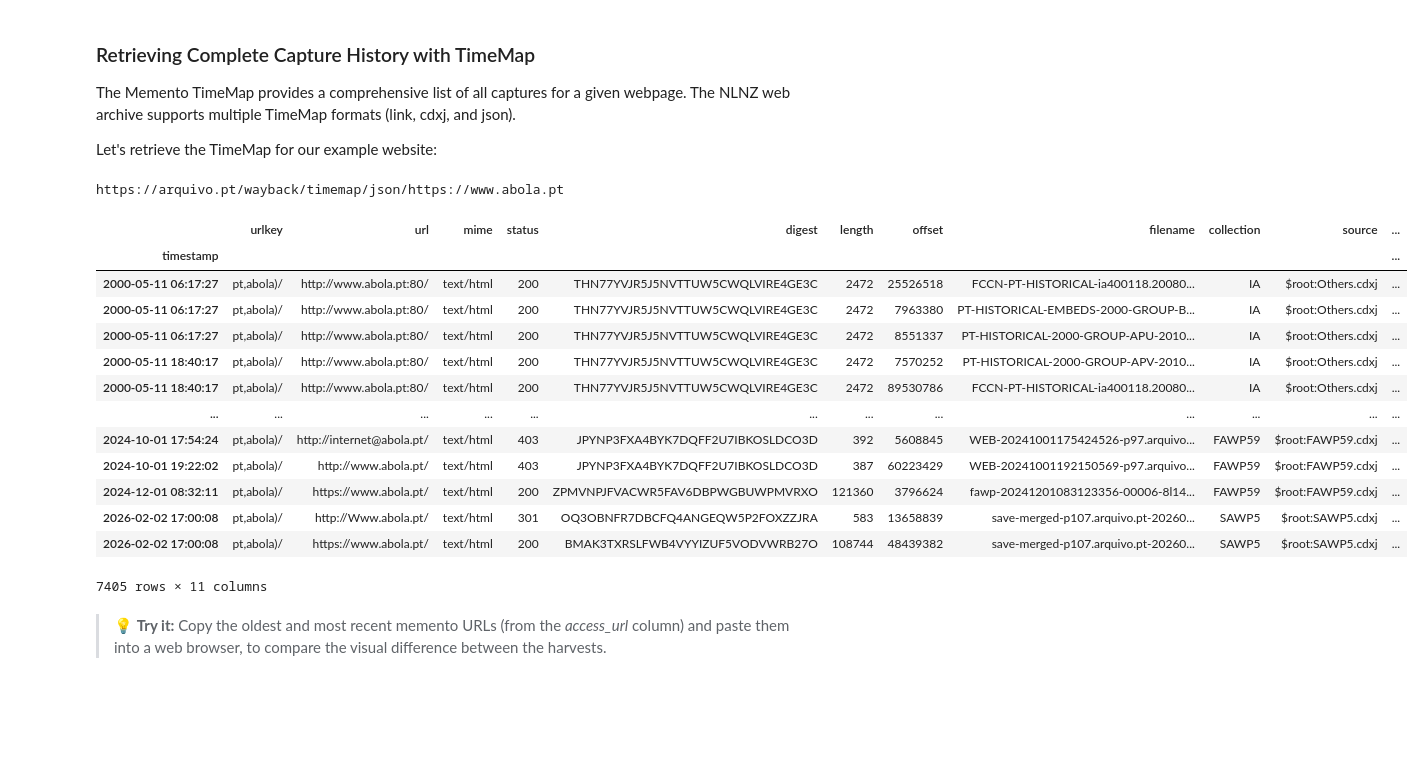
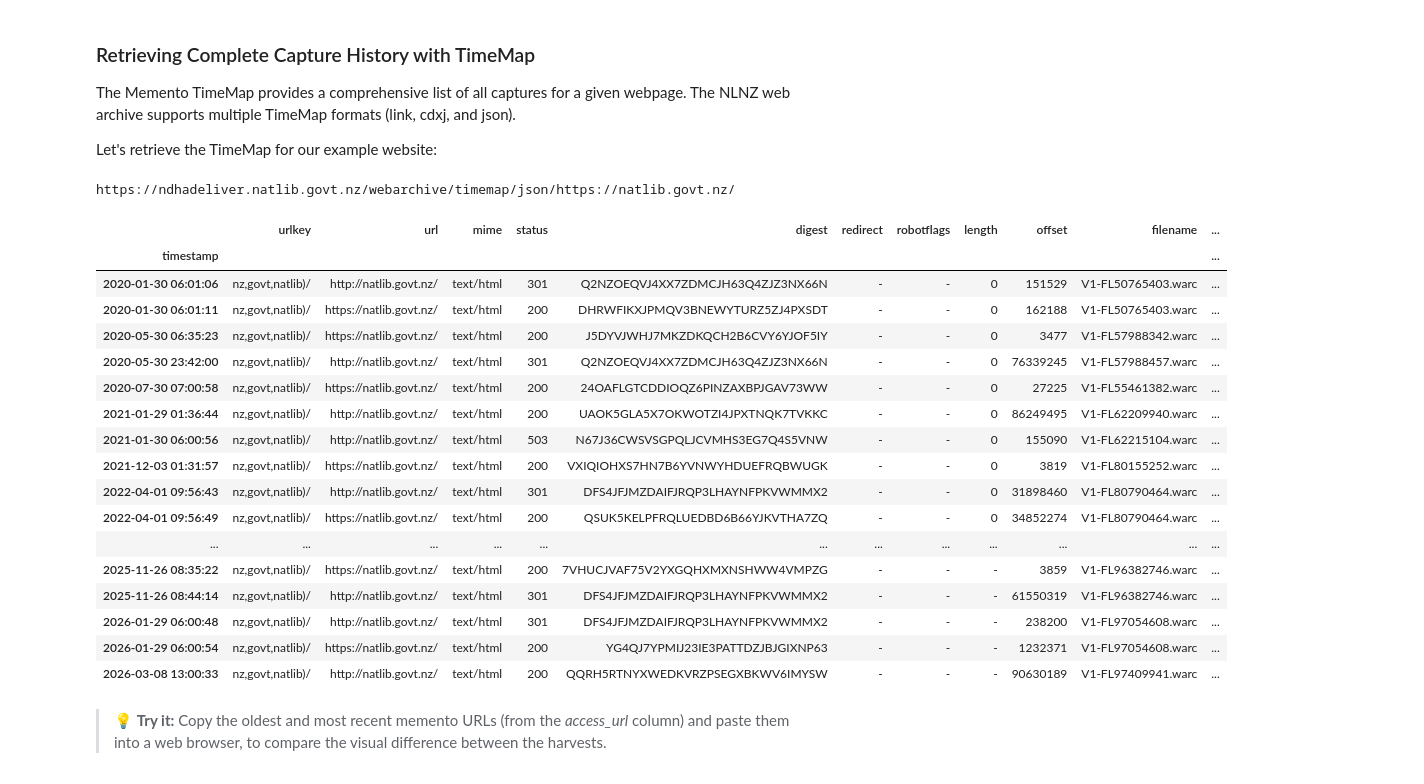
Before and after one commit to NLNZDigitalPreservation/wa-nlnz-toolkit, a Jupyter notebook: notebook/IIPC2026WAC/exp-01_WebArchive_Access_Fundamentals.ipynb, the cells around one changed output. Drawn from its saved outputs; the diff is of its cells as text; code cells hidden in the pictures; blank space fills up the shorter version.

Commit message:
Updated exp-01 notebook for IIPC2026WAC, modifying lesson objectives, tidying and adding examples from other web archives.

```diff
--- a/notebook/IIPC2026WAC/exp-01_WebArchive_Access_Fundamentals.ipynb
+++ b/notebook/IIPC2026WAC/exp-01_WebArchive_Access_Fundamentals.ipynb
@@ -52,7 +52,7 @@ from bs4 import BeautifulSoup
 By default this notebook is configured to query the New Zealand Web Archive. To override this configuration, set the following variables:
 # %%
 # New Zealand Web Archive
-# want.set_memento_url("https://ndhadeliver.natlib.govt.nz/webarchive")
+want.set_memento_url("https://ndhadeliver.natlib.govt.nz/webarchive")
 
 # Norwegian Web Archive
 # want.set_memento_url("https://nettarkivet.nb.no/search")
@@ -61,7 +61,7 @@ By default this notebook is configured to query the New Zealand Web Archive. To
 # want.set_memento_url("https://web.archive.org.au/awa")
 
 # Arquivo.pt
-want.set_memento_url("https://arquivo.pt/wayback")
+# want.set_memento_url("https://arquivo.pt/wayback")
 # %% [markdown]
 ## 1. Querying Web Archives with the Memento Protocol
 
@@ -193,28 +188,40 @@ The Memento TimeMap provides a comprehensive list of all captures for a given we
 Let's retrieve the TimeMap for our example website:
 # %%
 # Get the TimeMap for the National Library website
-# webpage = "http://www.met.no"
-# webpage = "https://natlib.govt.nz/"
+
+# New Zealand Web Archive
+webpage = "www.natlib.govt.nz"
+
+# Norwegian Web Archive
+# webpage = "www.met.no"
+
+# Australian Web Archive
 # webpage = "cobb.qm.qld.gov.au/"
-# webpage = "https://www.bbc.co.uk"
-webpage = "https://www.abola.pt"
+
+# Arquivo.pt
+# webpage = "https://www.abola.pt"
+
 want.get_timemap(webpage)
 # %% [output]
-https://arquivo.pt/wayback/timemap/json/https://www.abola.pt
+https://ndhadeliver.natlib.govt.nz/webarchive/timemap/json/https://natlib.govt.nz/
-|  | urlkey | url | mime | status | digest | length | offset | filename | collection | source | ... |
+|  | urlkey | url | mime | status | digest | redirect | robotflags | length | offset | filename | ... |
 | timestamp |  |  |  |  |  |  |  |  |  |  | ... |
-| 2000-05-11 06:17:27 | pt,abola)/ | http://www.abola.pt:80/ | text/html | 200 | THN77YVJR5J5NVTTUW5CWQLVIRE4GE3C | 2472 | 25526518 | FCCN-PT-HISTORICAL-ia400118.20080... | IA | $root:Others.cdxj | ... |
-| 2000-05-11 06:17:27 | pt,abola)/ | http://www.abola.pt:80/ | text/html | 200 | THN77YVJR5J5NVTTUW5CWQLVIRE4GE3C | 2472 | 7963380 | PT-HISTORICAL-EMBEDS-2000-GROUP-B... | IA | $root:Others.cdxj | ... |
-| 2000-05-11 06:17:27 | pt,abola)/ | http://www.abola.pt:80/ | text/html | 200 | THN77YVJR5J5NVTTUW5CWQLVIRE4GE3C | 2472 | 8551337 | PT-HISTORICAL-2000-GROUP-APU-2010... | IA | $root:Others.cdxj | ... |
-| 2000-05-11 18:40:17 | pt,abola)/ | http://www.abola.pt:80/ | text/html | 200 | THN77YVJR5J5NVTTUW5CWQLVIRE4GE3C | 2472 | 7570252 | PT-HISTORICAL-2000-GROUP-APV-2010... | IA | $root:Others.cdxj | ... |
-| 2000-05-11 18:40:17 | pt,abola)/ | http://www.abola.pt:80/ | text/html | 200 | THN77YVJR5J5NVTTUW5CWQLVIRE4GE3C | 2472 | 89530786 | FCCN-PT-HISTORICAL-ia400118.20080... | IA | $root:Others.cdxj | ... |
+| 2020-01-30 06:01:06 | nz,govt,natlib)/ | http://natlib.govt.nz/ | text/html | 301 | Q2NZOEQVJ4XX7ZDMCJH63Q4ZJZ3NX66N | - | - | 0 | 151529 | V1-FL50765403.warc | ... |
+| 2020-01-30 06:01:11 | nz,govt,natlib)/ | https://natlib.govt.nz/ | text/html | 200 | DHRWFIKXJPMQV3BNEWYTURZ5ZJ4PXSDT | - | - | 0 | 162188 | V1-FL50765403.warc | ... |
+| 2020-05-30 06:35:23 | nz,govt,natlib)/ | https://natlib.govt.nz/ | text/html | 200 | J5DYVJWHJ7MKZDKQCH2B6CVY6YJOF5IY | - | - | 0 | 3477 | V1-FL57988342.warc | ... |
+| 2020-05-30 23:42:00 | nz,govt,natlib)/ | http://natlib.govt.nz/ | text/html | 301 | Q2NZOEQVJ4XX7ZDMCJH63Q4ZJZ3NX66N | - | - | 0 | 76339245 | V1-FL57988457.warc | ... |
+| 2020-07-30 07:00:58 | nz,govt,natlib)/ | https://natlib.govt.nz/ | text/html | 200 | 24OAFLGTCDDIOQZ6PINZAXBPJGAV73WW | - | - | 0 | 27225 | V1-FL55461382.warc | ... |
+| 2021-01-29 01:36:44 | nz,govt,natlib)/ | http://natlib.govt.nz/ | text/html | 200 | UAOK5GLA5X7OKWOTZI4JPXTNQK7TVKKC | - | - | 0 | 86249495 | V1-FL62209940.warc | ... |
+| 2021-01-30 06:00:56 | nz,govt,natlib)/ | http://natlib.govt.nz/ | text/html | 503 | N67J36CWSVSGPQLJCVMHS3EG7Q4S5VNW | - | - | 0 | 155090 | V1-FL62215104.warc | ... |
+| 2021-12-03 01:31:57 | nz,govt,natlib)/ | https://natlib.govt.nz/ | text/html | 200 | VXIQIOHXS7HN7B6YVNWYHDUEFRQBWUGK | - | - | 0 | 3819 | V1-FL80155252.warc | ... |
+| 2022-04-01 09:56:43 | nz,govt,natlib)/ | http://natlib.govt.nz/ | text/html | 301 | DFS4JFJMZDAIFJRQP3LHAYNFPKVWMMX2 | - | - | 0 | 31898460 | V1-FL80790464.warc | ... |
+| 2022-04-01 09:56:49 | nz,govt,natlib)/ | https://natlib.govt.nz/ | text/html | 200 | QSUK5KELPFRQLUEDBD6B66YJKVTHA7ZQ | - | - | 0 | 34852274 | V1-FL80790464.warc | ... |
 | ... | ... | ... | ... | ... | ... | ... | ... | ... | ... | ... | ... |
-| 2024-10-01 17:54:24 | pt,abola)/ | http://internet@abola.pt/ | text/html | 403 | JPYNP3FXA4BYK7DQFF2U7IBKOSLDCO3D | 392 | 5608845 | WEB-20241001175424526-p97.arquivo... | FAWP59 | $root:FAWP59.cdxj | ... |
-| 2024-10-01 19:22:02 | pt,abola)/ | http://www.abola.pt/ | text/html | 403 | JPYNP3FXA4BYK7DQFF2U7IBKOSLDCO3D | 387 | 60223429 | WEB-20241001192150569-p97.arquivo... | FAWP59 | $root:FAWP59.cdxj | ... |
-| 2024-12-01 08:32:11 | pt,abola)/ | https://www.abola.pt/ | text/html | 200 | ZPMVNPJFVACWR5FAV6DBPWGBUWPMVRXO | 121360 | 3796624 | fawp-20241201083123356-00006-8l14... | FAWP59 | $root:FAWP59.cdxj | ... |
-| 2026-02-02 17:00:08 | pt,abola)/ | http://Www.abola.pt/ | text/html | 301 | OQ3OBNFR7DBCFQ4ANGEQW5P2FOXZZJRA | 583 | 13658839 | save-merged-p107.arquivo.pt-20260... | SAWP5 | $root:SAWP5.cdxj | ... |
-| 2026-02-02 17:00:08 | pt,abola)/ | https://www.abola.pt/ | text/html | 200 | BMAK3TXRSLFWB4VYYIZUF5VODVWRB27O | 108744 | 48439382 | save-merged-p107.arquivo.pt-20260... | SAWP5 | $root:SAWP5.cdxj | ... |
+| 2025-11-26 08:35:22 | nz,govt,natlib)/ | https://natlib.govt.nz/ | text/html | 200 | 7VHUCJVAF75V2YXGQHXMXNSHWW4VMPZG | - | - | - | 3859 | V1-FL96382746.warc | ... |
+| 2025-11-26 08:44:14 | nz,govt,natlib)/ | http://natlib.govt.nz/ | text/html | 301 | DFS4JFJMZDAIFJRQP3LHAYNFPKVWMMX2 | - | - | - | 61550319 | V1-FL96382746.warc | ... |
+| 2026-01-29 06:00:48 | nz,govt,natlib)/ | http://natlib.govt.nz/ | text/html | 301 | DFS4JFJMZDAIFJRQP3LHAYNFPKVWMMX2 | - | - | - | 238200 | V1-FL97054608.warc | ... |
+| 2026-01-29 06:00:54 | nz,govt,natlib)/ | https://natlib.govt.nz/ | text/html | 200 | YG4QJ7YPMIJ23IE3PATTDZJBJGIXNP63 | - | - | - | 1232371 | V1-FL97054608.warc | ... |
+| 2026-03-08 13:00:33 | nz,govt,natlib)/ | http://natlib.govt.nz/ | text/html | 200 | QQRH5RTNYXWEDKVRZPSEGXBKWV6IMYSW | - | - | - | 90630189 | V1-FL97409941.warc | ... |
-7405 rows × 11 columns
 # %% [markdown]
 >💡 <strong>Try it:</strong> Copy the oldest and most recent memento URLs (from the *access_url* column) and paste them into a web browser, to compare the visual difference between the harvests.
 # %% [markdown]
```
Also changed, not shown: parts of 21 cells of this notebook.
